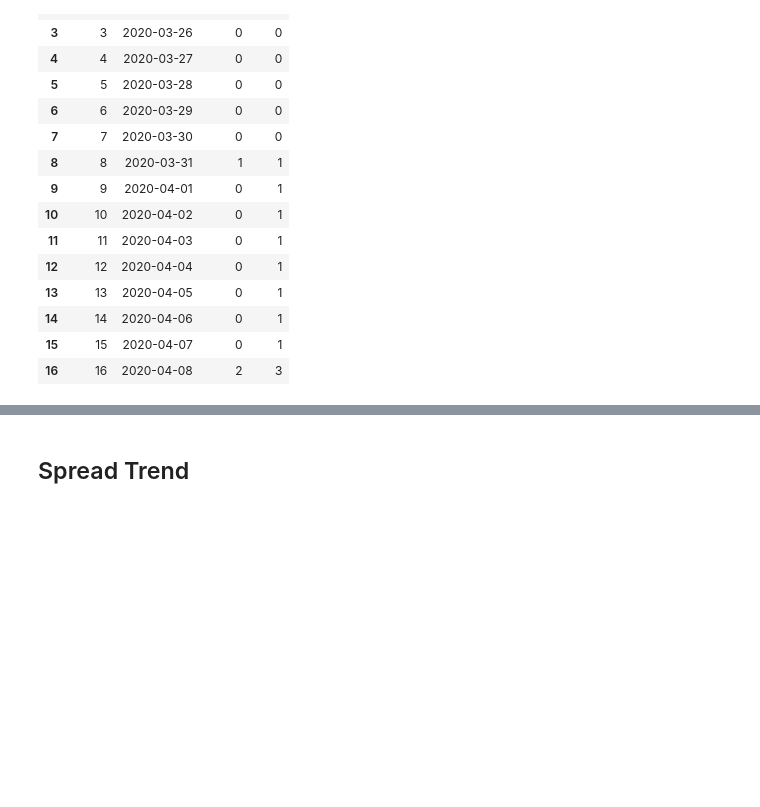
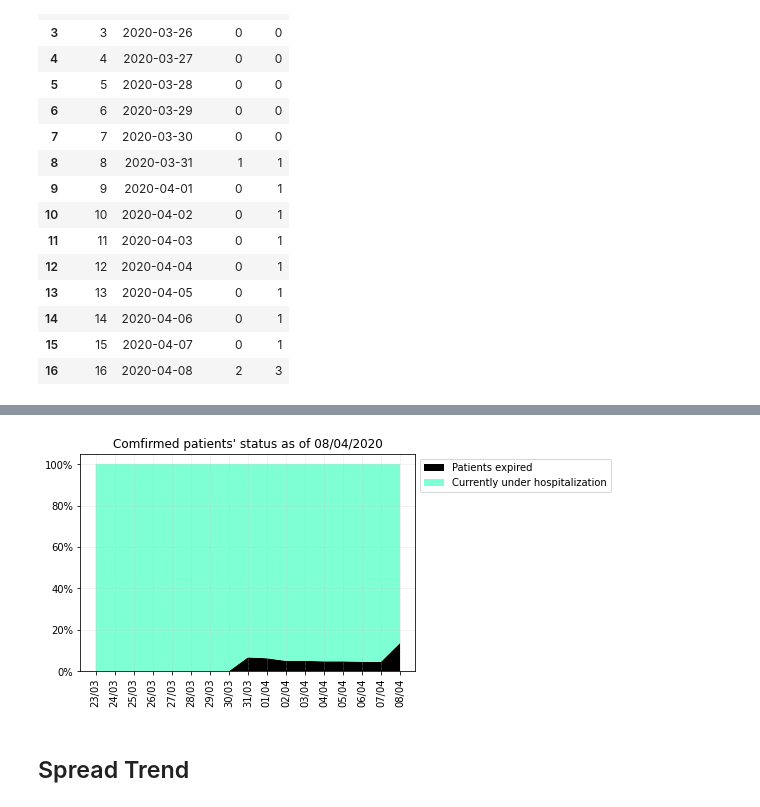
Before and after one commit to finerbrighterlighter/myanmar_covid19, a Jupyter notebook: exponential_growth.ipynb, the cells around one changed output, grey strips where cells are left out. Drawn from its saved outputs; the diff is of its cells as text; code cells hidden in the pictures; blank space fills up the shorter version.

```diff
--- a/exponential_growth.ipynb
+++ b/exponential_growth.ipynb
@@ -215,0 +216,8 @@ files.download(exp_cases)
+# %%
+#total_df = timeline_df[["date","total"]].copy()
+
+total_df["expire"] = exp_df["total"]
+total_df["hosp"] = (total_df["total"]-total_df["expire"])
+total_df["expire"] = total_df["expire"]/total_df["total"]
+total_df["hosp"] = total_df["hosp"]/total_df["total"]
+total_df
@@ -216,3 +243,23 @@ files.download(exp_cases)
+# %%
+fig, ax = plt.subplots()
+ax.grid(linestyle=':', linewidth='0.5', color='silver')
+
+xindex = np.arange(len(pd.date_range(start=total_df.date.min(), end=pd.to_datetime("today"))))
+
+plt.xticks(xindex,pd.date_range(start=total_df.date.min(), end=pd.to_datetime("today")).strftime('%d/%m'), fontsize=10, rotation=90)
+plt.gca().yaxis.set_major_formatter(mticker.PercentFormatter(1.0))
+
+local_spread = plt.stackplot(xindex,[total_df["expire"],total_df["hosp"]],labels=["Patients expired","Currently under hospitalization"],colors=["black","aquamarine"])
+
+plt.title("Comfirmed patients' status as of "+str(pd.to_datetime("today").strftime("%d/%m/%Y")))
+plt.legend(loc='upper left', bbox_to_anchor=(1, 1))
+
+status = str(pd.to_datetime("today").strftime("%d-%m-%Y"))+"_status.svg"
+plt.savefig(status, bbox_inches = "tight")
+plt.show()
+files.download(status)
+# %% [output]
+[figure, added]
 # %% [markdown]
 ## Spread Trend
 # %%
```
Also changed, not shown: parts of 4 cells of this notebook.
